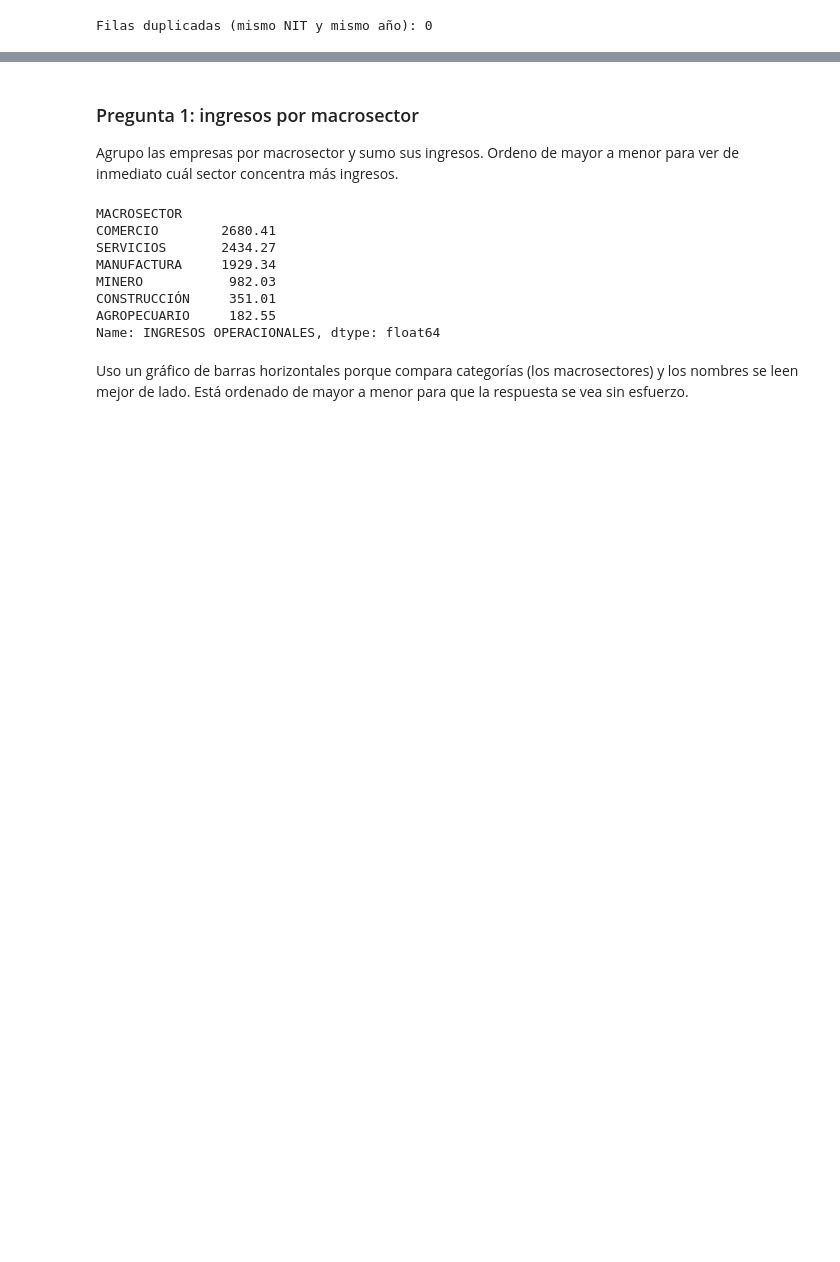
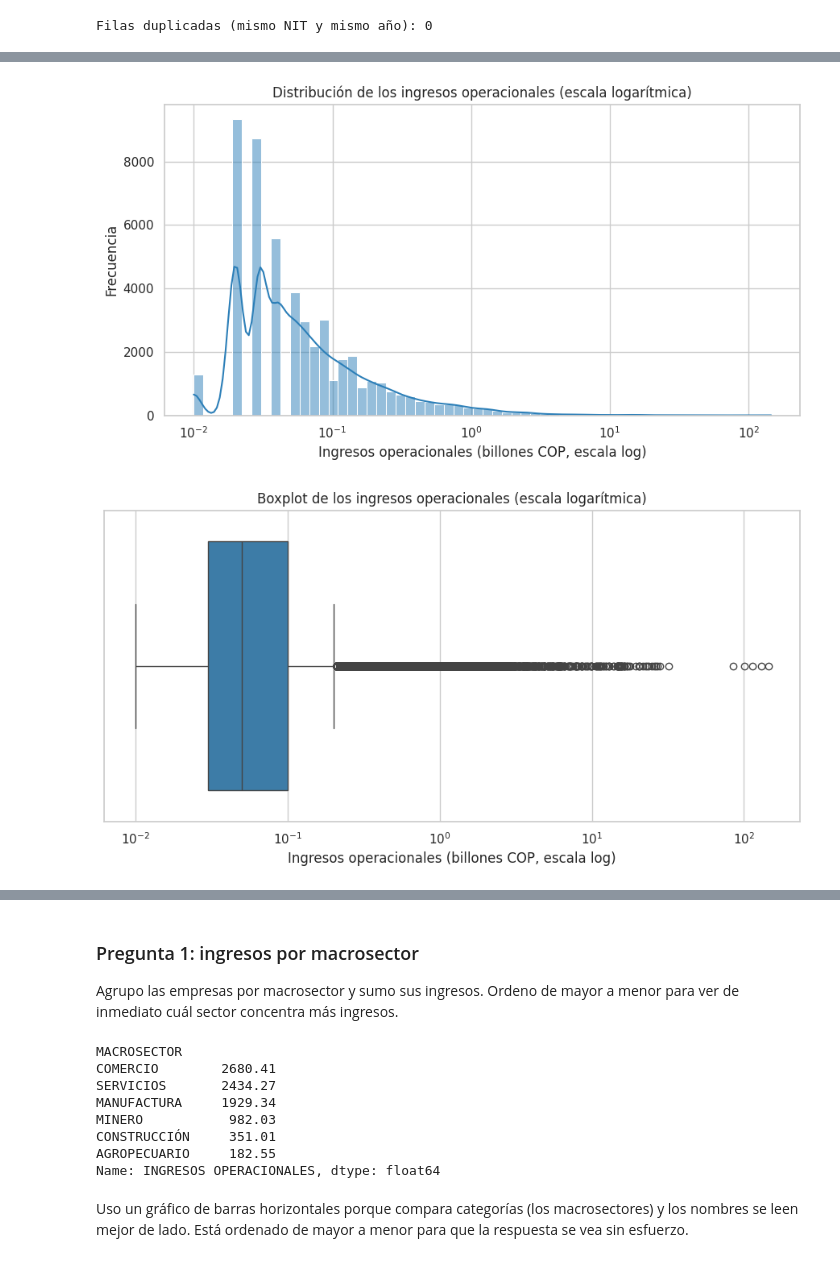
Before and after one commit to AtunDorado/Momento-1-An-lisis-De-Datos-Monica-Samuel-Carlos-, a Jupyter notebook: momento1/EDA_momento1.ipynb, the cells around one changed output, grey strips where cells are left out. Saved outputs shown, nothing was run; the diff lists cells and outputs as text; code cells hidden in the pictures; blank space fills up the shorter version.

```diff
--- a/momento1/EDA_momento1.ipynb
+++ b/momento1/EDA_momento1.ipynb
@@ -86,0 +191,19 @@ Filas duplicadas (mismo NIT y mismo año): 0
+# %%
+plt.figure()
+sns.histplot(df["INGRESOS OPERACIONALES"], bins=60, kde=True, log_scale=True, color="#2c7fb8")
+plt.title("Distribución de los ingresos operacionales (escala logarítmica)")
+plt.xlabel(f"Ingresos operacionales ({UNIDAD}, escala log)")
+plt.ylabel("Frecuencia")
+plt.tight_layout()
+plt.show()
+
+plt.figure()
+sns.boxplot(x=df["INGRESOS OPERACIONALES"], color="#2c7fb8")
+plt.xscale("log")
+plt.title("Boxplot de los ingresos operacionales (escala logarítmica)")
+plt.xlabel(f"Ingresos operacionales ({UNIDAD}, escala log)")
+plt.tight_layout()
+plt.show()
+# %% [output]
+[figure, added]
+[figure, added]
```
Also changed, not shown: parts of 34 cells of this notebook.
